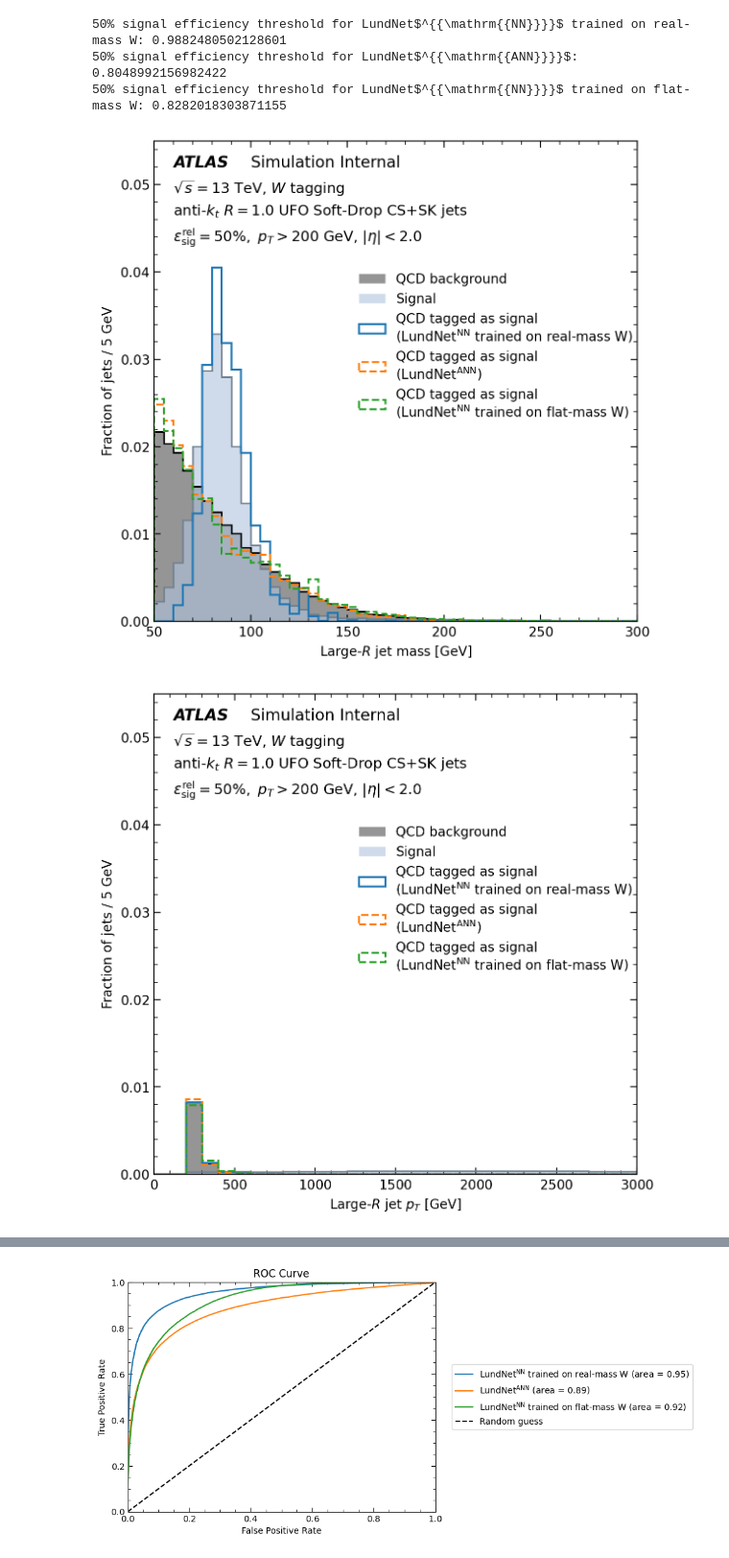
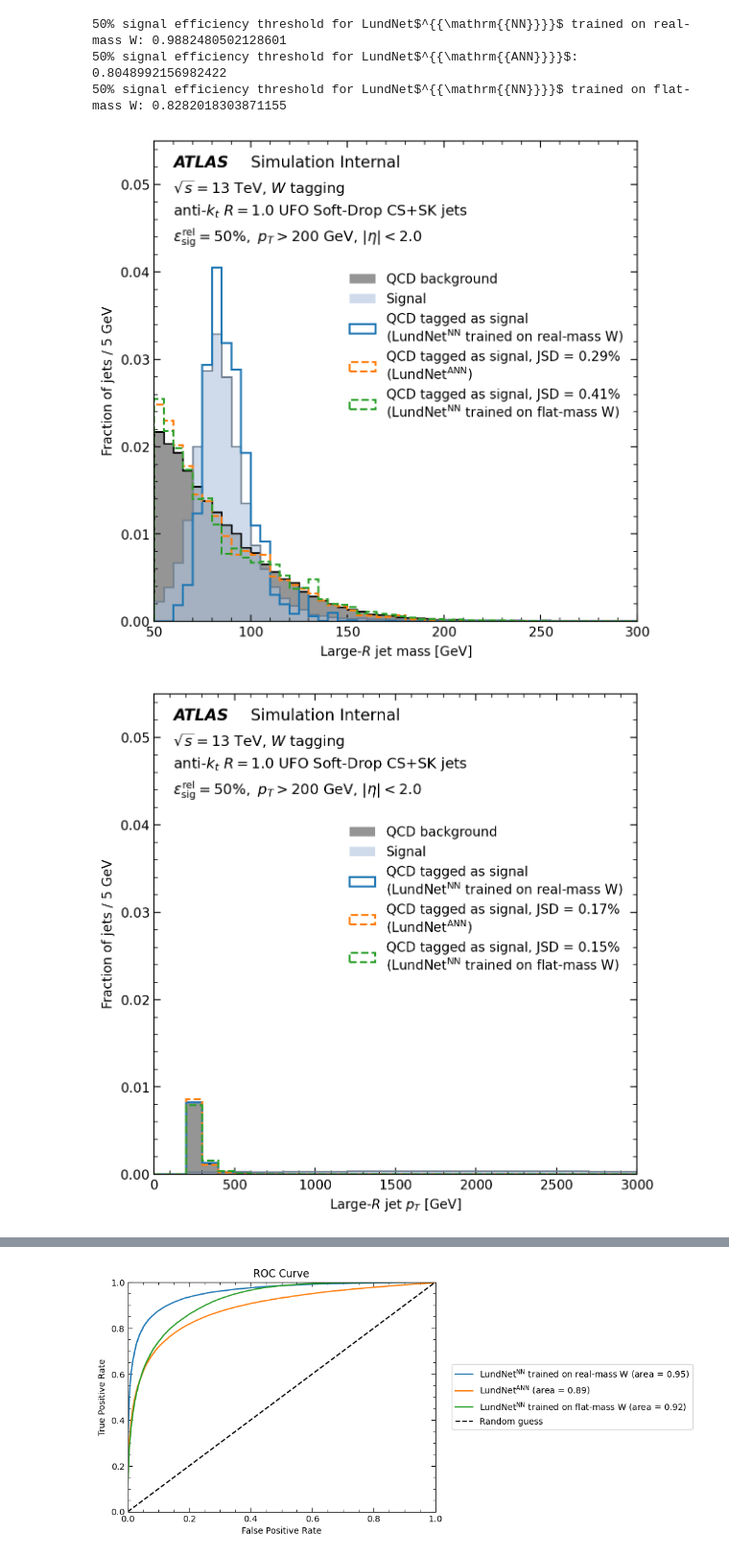
Before and after one commit to KonDoran/lundtoptagger, a Jupyter notebook: plottingW.ipynb, the cells around one changed output, grey strips where cells are left out. Shown at 96% size. Saved outputs shown, nothing was run; the diff lists cells and outputs as text; code cells hidden in the pictures.

Commit message:
Added Jensen-Shannon divergence (JSD) to plots

```diff
--- a/plottingW.ipynb
+++ b/plottingW.ipynb
@@ -219,6 +221,7 @@ selected_models = models.keys()  # Use all models for now
 selection = (data["fjet_pt"] > 200) & (np.abs(data["fjet_eta"] < 2))
 plot_signal_after_tagging = False
 plot_errorbars = False
+calc_jsd = True
 
 plot_params = {
     "lin": {
@@ -243,14 +246,26 @@ for params in plot_params.values():
         )
 
         # QCD background: shaded dark gray with black outline
-        plt.hist(var_data[(labels==0) & selection], weights=weights[(labels==0) & selection], label="QCD background", color="dimgray", alpha=0.7,   **hist_params)
-        plt.hist(var_data[(labels==0) & selection], weights=weights[(labels==0) & selection], histtype="step",        color="black", linewidth=1.2, **hist_params)
+        bkg_counts = plt.hist(var_data[(labels==0) & selection], weights=weights[(labels==0) & selection], label="QCD background", color="dimgray", alpha=0.7, **hist_params)[0]
+        plt.hist(var_data[(labels==0) & selection], weights=weights[(labels==0) & selection], histtype="step", color="black", linewidth=1.2, **hist_params)
         # Signal: fill with neutral, light colour
         plt.hist(var_data[(labels==1) & selection], weights=weights[(labels==1) & selection], label="Signal", color="lightsteelblue", alpha=0.6, **hist_params)
         plt.hist(var_data[(labels==1) & selection], weights=weights[(labels==1) & selection], histtype="step", color="slategray", linewidth=1.2, **hist_params)
 
         for i, model in enumerate(selected_models):
             tagged_as_signal = models[model]["scores"] > models[model]["threshold_score"]
+
+            if i !=0 and calc_jsd:
+                bkg_counts_tagged = np.histogram(
+                    ak.to_numpy(var_data[(labels==0) & tagged_as_signal & selection]),
+                    weights=ak.to_numpy(weights[(labels==0) & tagged_as_signal & selection]),
+                    **hist_params
+                )[0]
+                JSD_value = JSD(bkg_counts, bkg_counts_tagged)*100  # TODO: maybe shouldn't be expressed as a percentage
+                JSD_label = f", JSD = {JSD_value:.2f}%"
+            else:
+                JSD_label = ""
+
             if plot_errorbars:
                 extra_args = dict(fmt='.')
                 hist_plot_func = hist_with_errors
@@ -260,38 +275,38 @@ for params in plot_params.values():
             hist_plot_func(
                 var_data[(labels==0) & tagged_as_signal & selection],
                 weights=weights[(labels==0) & tagged_as_signal & selection],
-                label=f"QCD tagged as signal\n({model})",
+                label=f"QCD tagged as signal{JSD_label}\n({model})",
                 **hist_params, **extra_args
             )
             if plot_signal_after_tagging:
                 hist_plot_func(
                     var_data[(labels==1) & tagged_as_signal & selection],
                     weights=weights[(labels==1) & tagged_as_signal & selection],
-                    label=f"Signal tagged as signal\n({model})",
+                    label=f"Signal tagged as signal{JSD_label}\n({model})",
                     **hist_params, **extra_args
                 )
 
         # Add ATLAS label
         atlas_label = r"ATLAS"
         atlas_sim = r"Simulation Internal"
         atlas_info = r"$\sqrt{s} = 13$ TeV, $W$ tagging"  # TODO: make it autimatically use W or top based on selected config
         jet_info = r"anti-$k_t$ $R=1.0$ UFO Soft-Drop CS+SK jets"
         selection_info = r"$\epsilon^{\mathrm{rel}}_{\mathrm{sig}}=50\%,\ p_T > 200$ GeV, $| \eta | < 2.0$" # TODO: make this dynamic based on selection, and for the pT plot show the mass cut
         text_args = {"transform": ax.transAxes, "va": 'top'}
         ax.text(0.04, 0.97, atlas_label,    fontsize=12, **text_args, fontweight='bold', style='italic')
         ax.text(0.20, 0.97, atlas_sim,      fontsize=12, **text_args)
         ax.text(0.04, 0.92, atlas_info,     fontsize=11, **text_args)
         ax.text(0.04, 0.87, jet_info,       fontsize=11, **text_args)
         ax.text(0.04, 0.82, selection_info, fontsize=11, **text_args)
 
         plt.xlim(var_params[var]["range"])
         plt.xlabel(var_params[var]["title"])
         plt.ylabel("Fraction of jets / 5 GeV")  # TODO: make this dynamic based on bin width, and different for the mass and pT plots
         plt.yscale(params["yscale"])
         plt.ylim(params["ylim"])
         # plt.legend(frameon=False, bbox_to_anchor=(1.04,0.5), loc="center left")
-        plt.legend(frameon=False, loc="upper left", bbox_to_anchor=(0.4, 0.75))
+        plt.legend(frameon=False, loc="upper left", bbox_to_anchor=(0.38, 0.75))
         plt.show()
 # %% [output]
-[figure, old version]
+[figure, new version]
-[figure, old version]
+[figure, new version]
```
Also changed, not shown: parts of 2 cells of this notebook.
